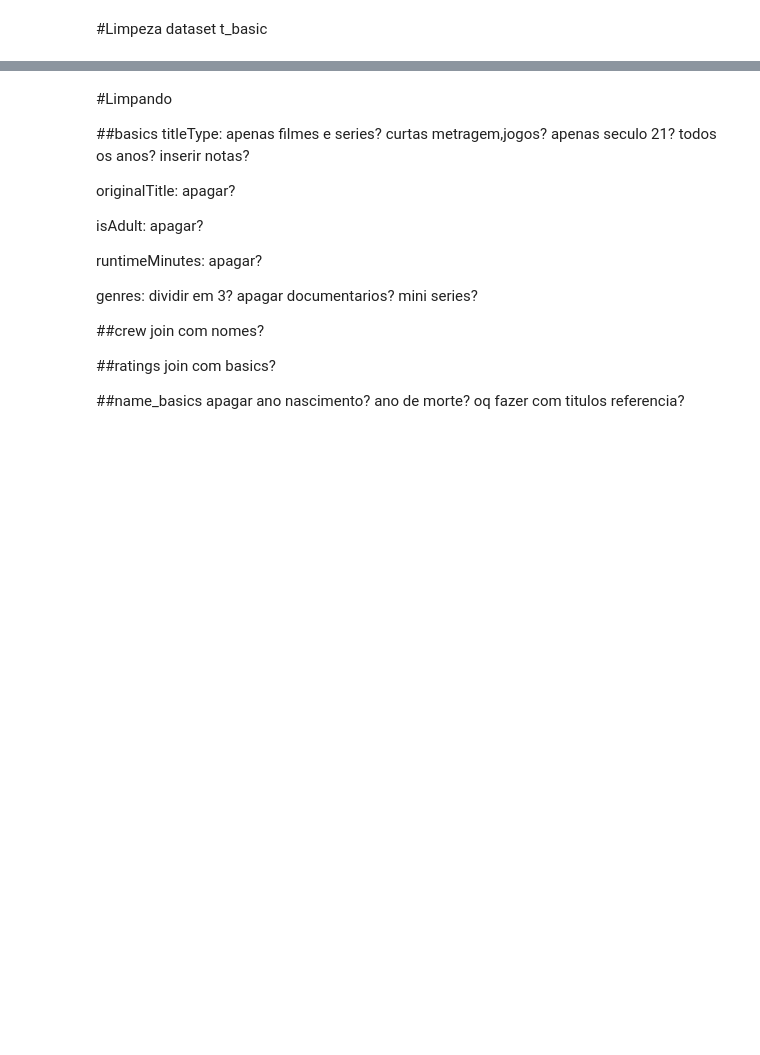
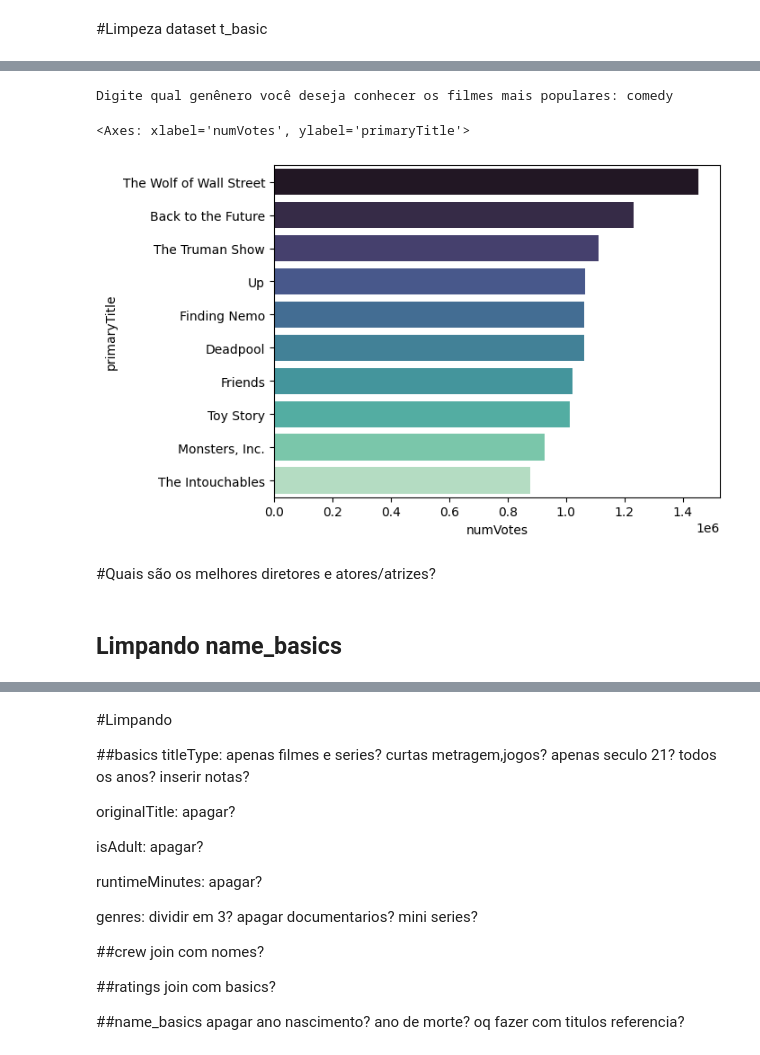
Before and after one commit to Andre647/IMDB_analysis, a Jupyter notebook: IMDb.ipynb, the cells around one changed output, grey strips where cells are left out. Drawn from its saved outputs; the diff is of its cells as text; code cells hidden in the pictures; blank space fills up the shorter version.

```diff
--- a/IMDb.ipynb
+++ b/IMDb.ipynb
@@ -108,0 +173,10 @@ Digite qual genênero você deseja conhecer os melhores filmes: animation
+# %%
+exibicao_populares(t_basic)
+# %% [output]
+Digite qual genênero você deseja conhecer os filmes mais populares: comedy
+<Axes: xlabel='numVotes', ylabel='primaryTitle'>
+[figure, added]
+# %% [markdown]
+#Quais são os melhores diretores e atores/atrizes?
+# %% [markdown]
+## Limpando name_basics
```
Also changed, not shown: parts of 30 cells of this notebook.
